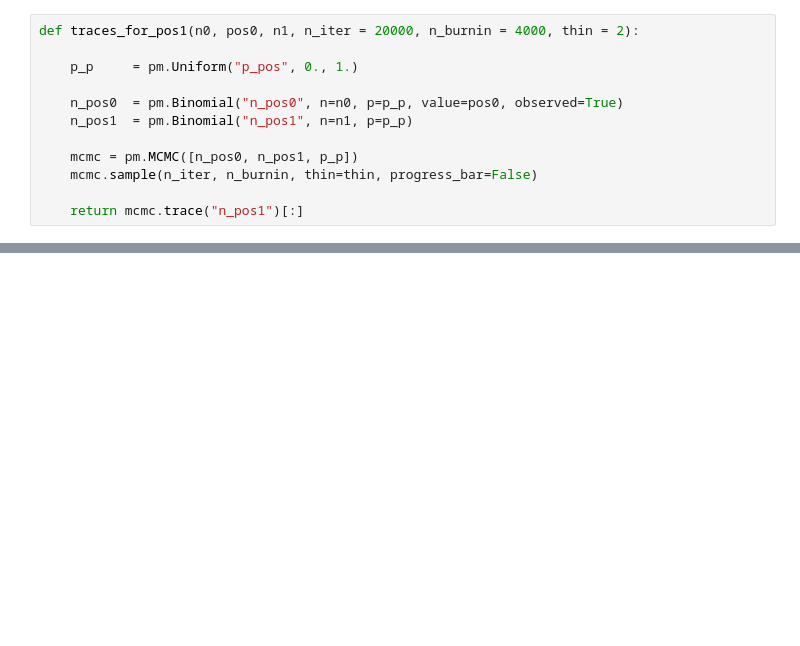
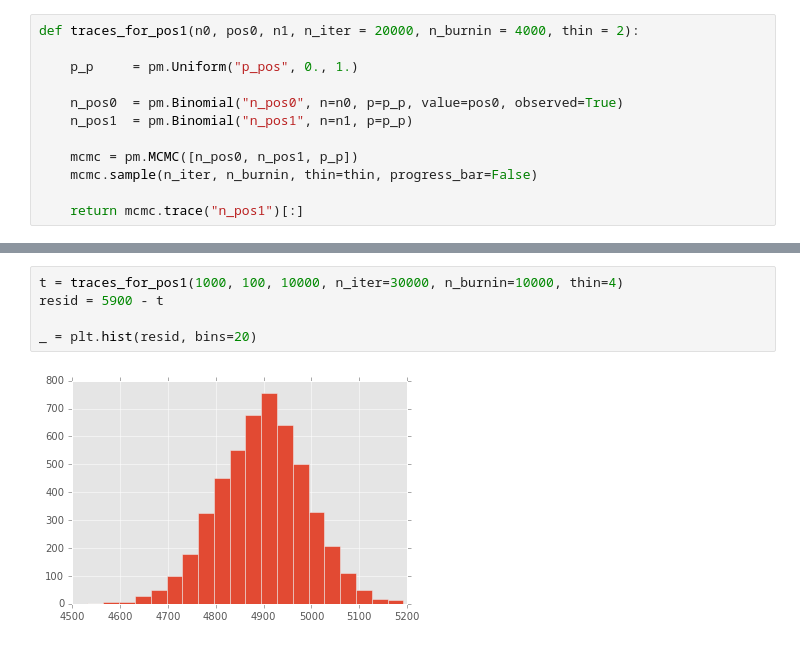
Before and after one commit to yama1968/Spikes, a Jupyter notebook: pymc/control_group_pymc.ipynb, the cells around one changed output, grey strips where cells are left out. Cells and saved outputs as stored; diff of their text form; blank space fills up the shorter version.

```diff
--- a/pymc/control_group_pymc.ipynb
+++ b/pymc/control_group_pymc.ipynb
@@ -57,0 +61,7 @@ np.percentile(t, [1, 5, 50, 95, 99]), np.std(t), t.std() / t.mean()
+# %%
+t = traces_for_pos1(1000, 100, 10000, n_iter=30000, n_burnin=10000, thin=4)
+resid = 5900 - t
+
+_ = plt.hist(resid, bins=20)
+# %% [output]
+[figure, added]
```
Also changed, not shown: parts of 8 cells of this notebook, 4 other files.
